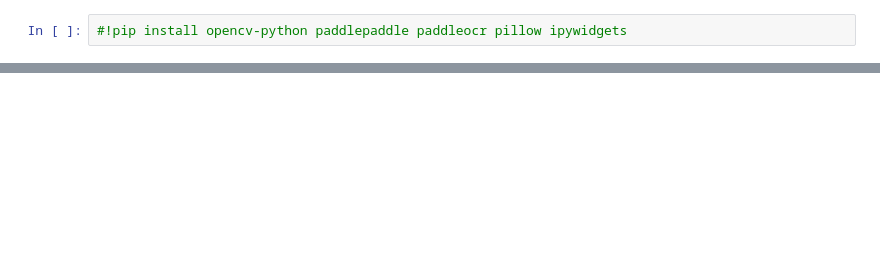
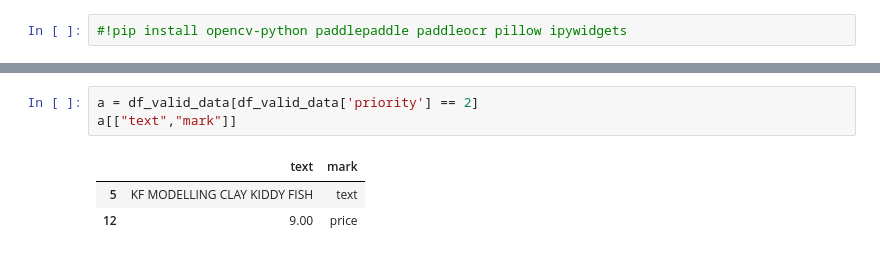
Before and after one commit to JingChen-7/5002_final_project_Receipt_Capture_and_Expense_Logger, a Jupyter notebook: FinalProject_ReceiptIdentification.ipynb, the cells around one changed output, grey strips where cells are left out. Drawn from its saved outputs; the diff is of its cells as text; blank space fills up the shorter version.

```diff
--- a/FinalProject_ReceiptIdentification.ipynb
+++ b/FinalProject_ReceiptIdentification.ipynb
@@ -1408,0 +1168,7 @@ HBox(children=(Button(button_style='success', description='✚ Add / 新增', ic
+# %%
+a = df_valid_data[df_valid_data['priority'] == 2]
+a[["text","mark"]]
+# %% [output]
+|  | text | mark |
+| 5 | KF MODELLING CLAY KIDDY FISH | text |
+| 12 | 9.00 | price |
```
Also changed, not shown: parts of 17 cells of this notebook.
